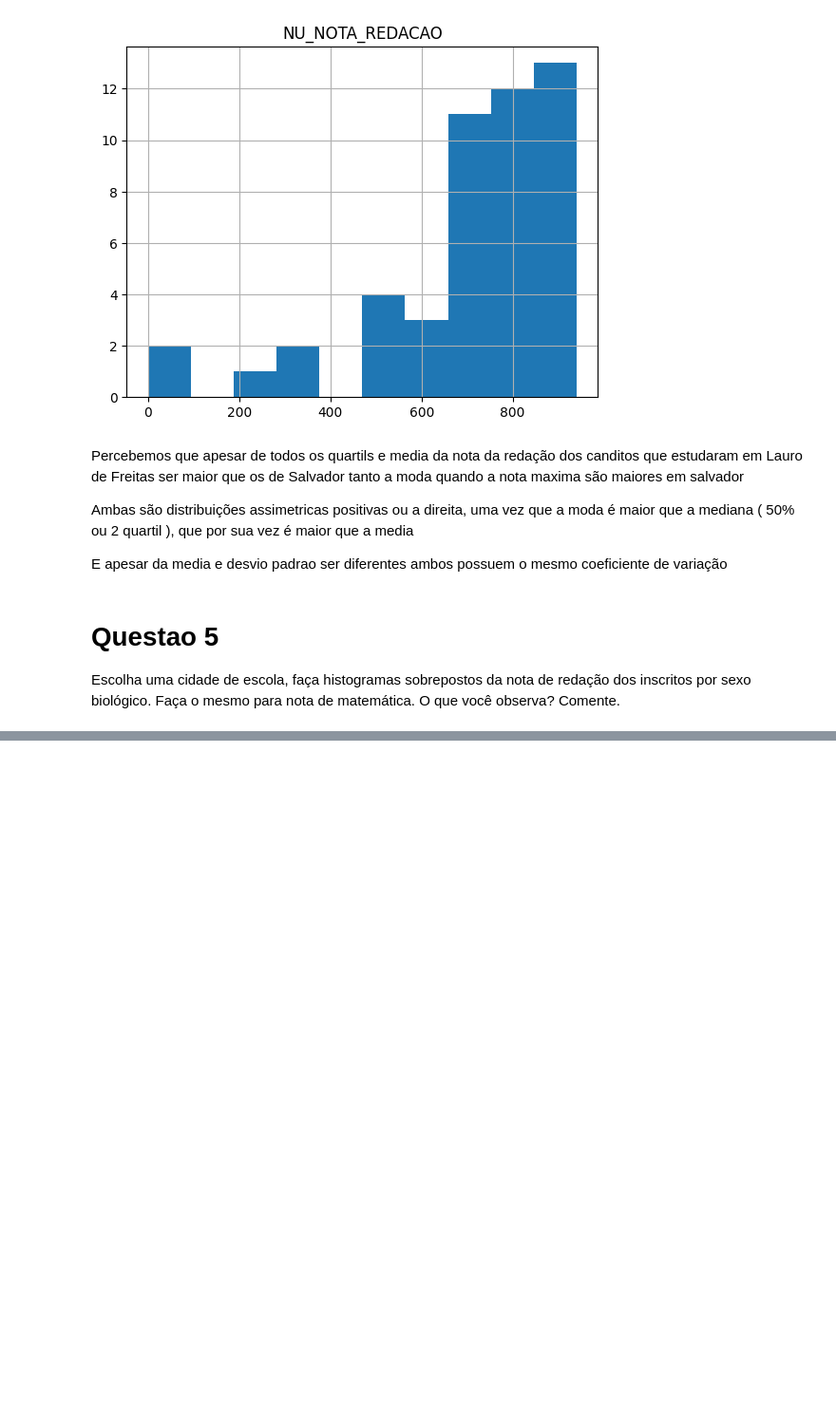
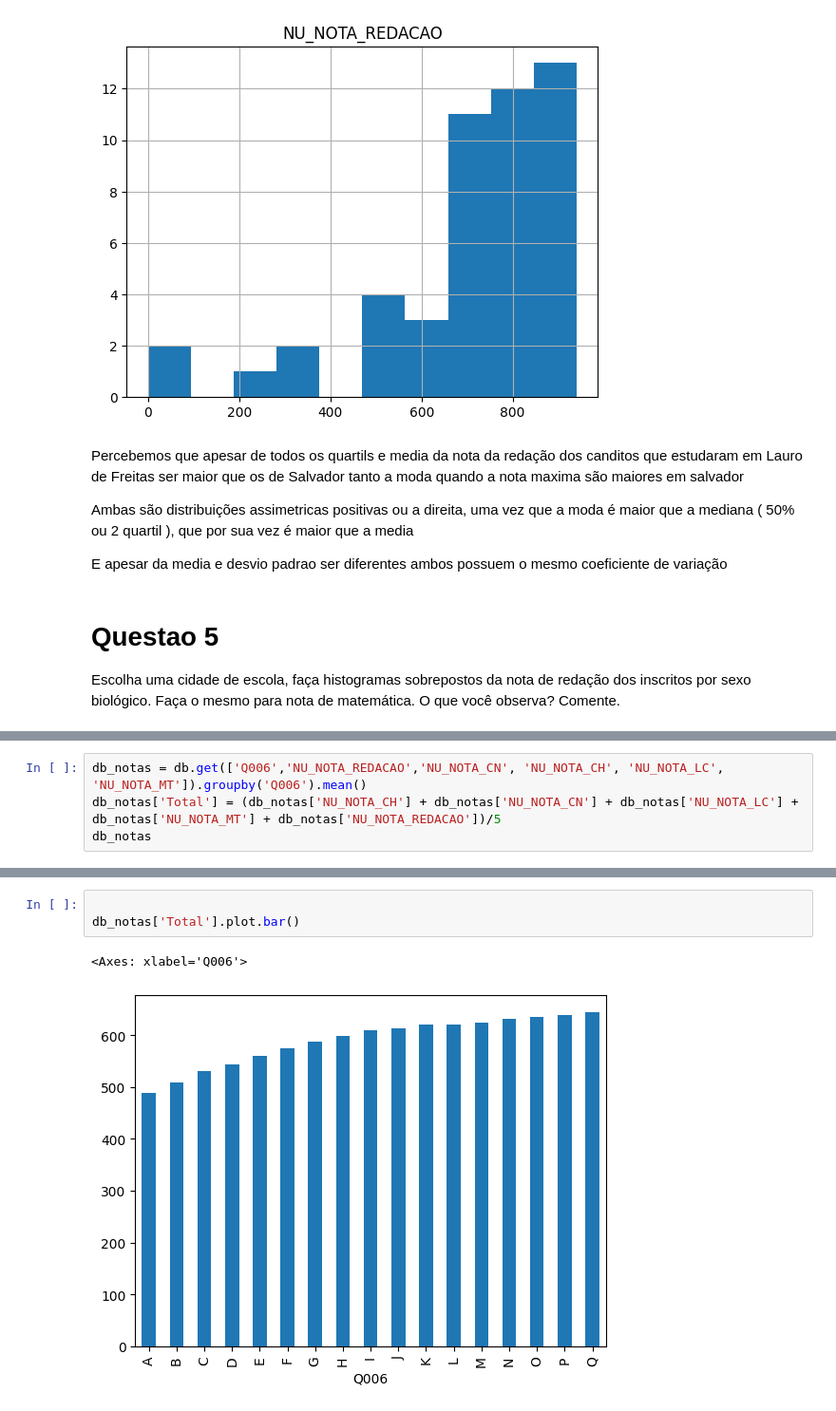
Before and after one commit to denielfer/Micro_dados_enem-2022, a Jupyter notebook: analize.ipynb, the cells around one changed output, grey strips where cells are left out. Shown at 95% size. Saved outputs shown, nothing was run; the diff lists cells and outputs as text; blank space fills up the shorter version.

```diff
--- a/analize.ipynb
+++ b/analize.ipynb
@@ -151,0 +241,4 @@ Histograma para sexo F
+# %%
+db_notas = db.get(['Q006','NU_NOTA_REDACAO','NU_NOTA_CN', 'NU_NOTA_CH', 'NU_NOTA_LC', 'NU_NOTA_MT']).groupby('Q006').mean()
+db_notas['Total'] = (db_notas['NU_NOTA_CH'] + db_notas['NU_NOTA_CN'] + db_notas['NU_NOTA_LC'] + db_notas['NU_NOTA_MT'] + db_notas['NU_NOTA_REDACAO'])/5
+db_notas
@@ -151,0 +265,6 @@ Histograma para sexo F
+# %%
+
+db_notas['Total'].plot.bar()
+# %% [output]
+<Axes: xlabel='Q006'>
+[figure, added]
```
Also changed, not shown: parts of 14 cells of this notebook, 1 other file.
